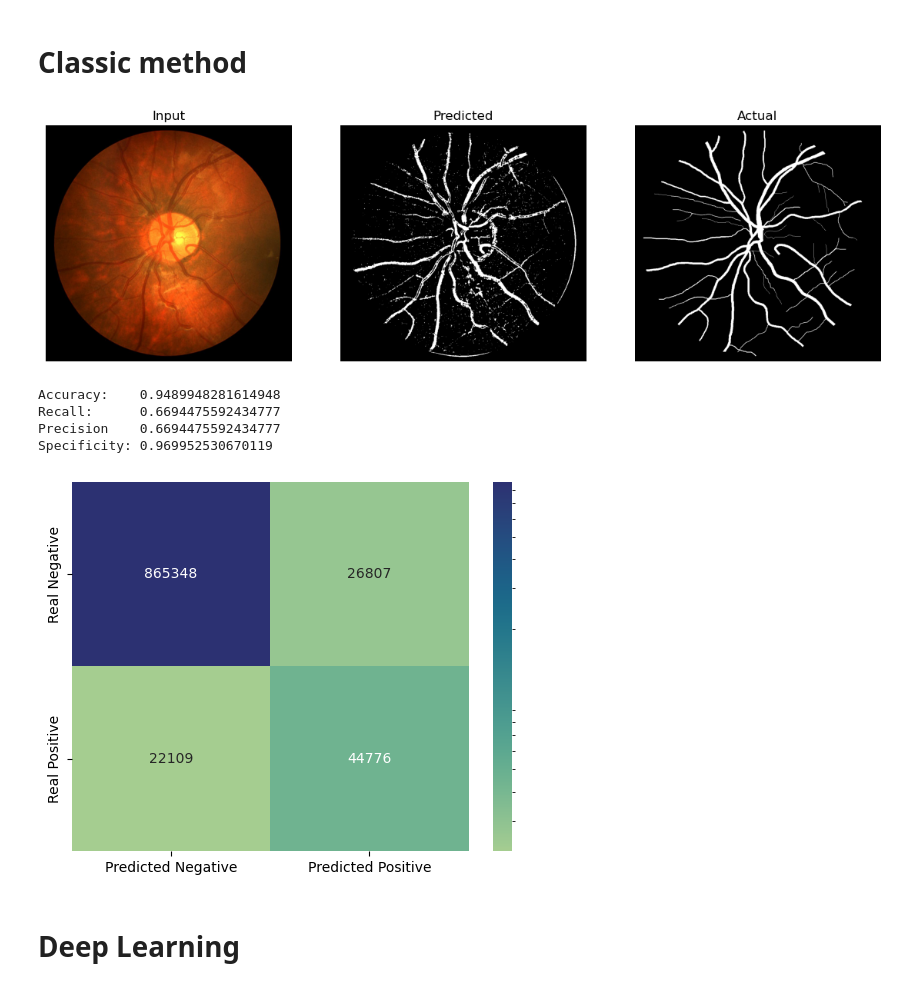
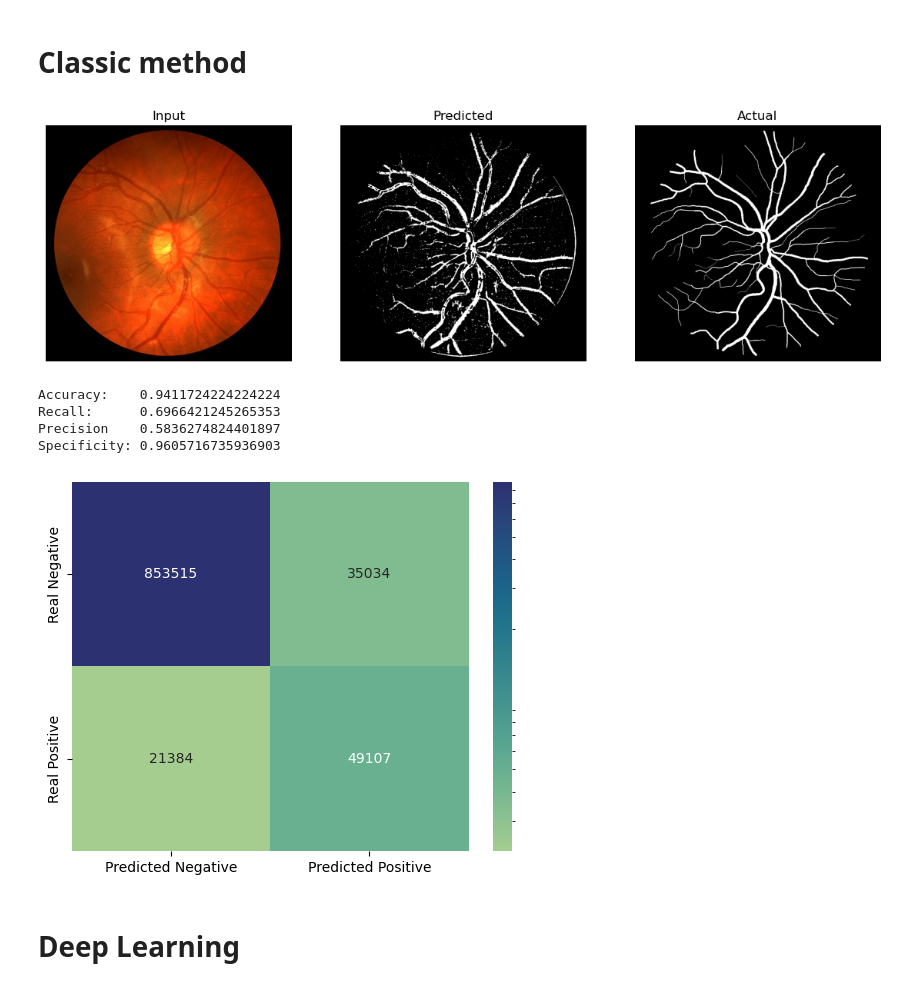
Before and after one commit to anras5/BloodVessels, a Jupyter notebook: notebooks/main.ipynb, the cells around one changed output. Cells and saved outputs as stored; diff of their text form; code cells hidden in the pictures.

```diff
--- a/notebooks/main.ipynb
+++ b/notebooks/main.ipynb
@@ -48,38 +30,38 @@ or from the matplotlib source distribution
 # %%
 # Create Classifier and predict
 cc = ClassicClassifier([(5, 5), (12, 12), (20, 20)], 200)
-image = cv2.imread("../data/CHASED/train/images/Image_01L.jpg")
-test_image = cv2.imread("../data/CHASED/train/answers/Image_01L_1stHO.png", cv2.IMREAD_GRAYSCALE)
+image = cv2.imread("../data/CHASED/test/images/Image_12R.jpg")
+test_image = cv2.imread("../data/CHASED/test/answers/Image_12R_1stHO.png", cv2.IMREAD_GRAYSCALE)
 pred_image = cc.predict(image)
 
 # Plot results
 fig = plt.figure(figsize=(14, 10))
 fig.add_subplot(131)
 plt.title("Input")
 plt.imshow(image[:, :, ::-1])
 plt.axis('off')
 
 fig.add_subplot(132)
 plt.title("Predicted")
 plt.imshow(pred_image, cmap='gray')
 plt.axis('off')
 
 fig.add_subplot(133)
 plt.title("Actual")
 plt.imshow(test_image, cmap='gray')
 plt.axis('off')
 plt.show()
 
 # Calculate confusion matrix
 classic_cm = ConfusionMatrix(test_image.flatten(), pred_image.flatten())
 print(classic_cm)
 classic_cm.heatmap()
 # %% [output]
-[figure, old version]
+[figure, new version]
-Accuracy:    0.9489948281614948
-Recall:      0.6694475592434777
-Precision    0.6694475592434777
-Specificity: 0.969952530670119
+Accuracy:    0.9411724224224224
+Recall:      0.6966421245265353
+Precision    0.5836274824401897
+Specificity: 0.9605716735936903
 [figure]
 # %% [markdown]
 # Deep Learning
```
Also changed, not shown: parts of 4 cells of this notebook, 2 other files.
